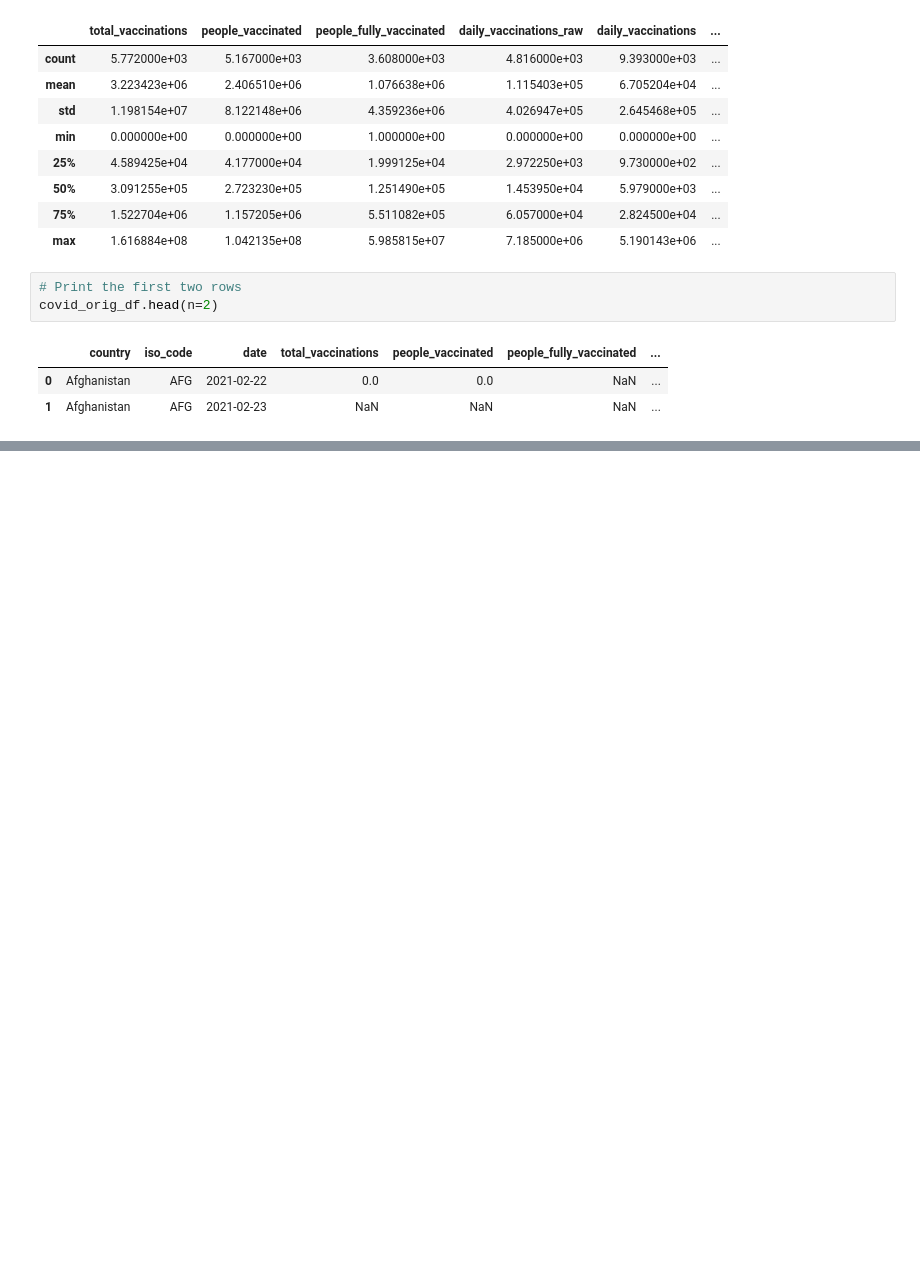
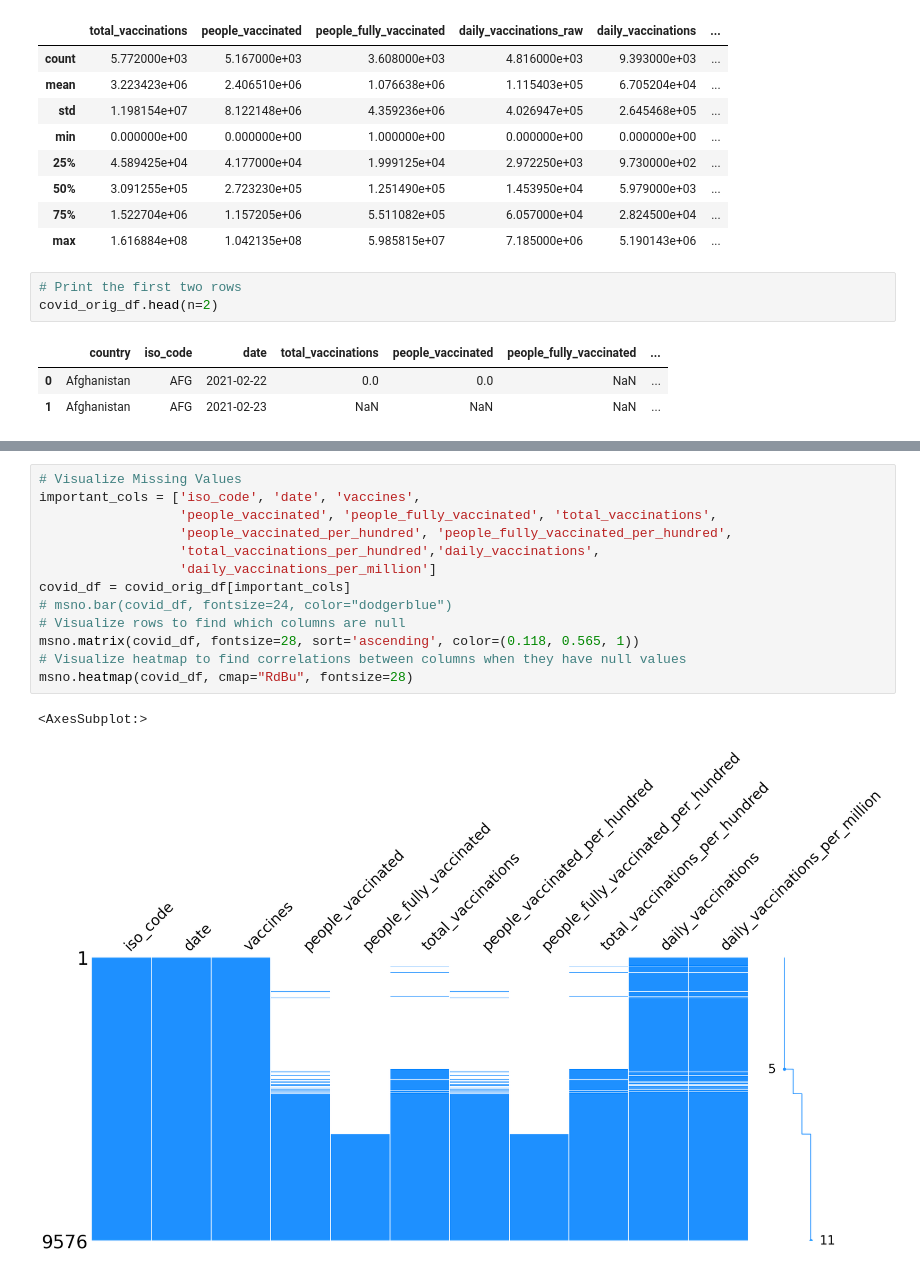
Before and after one commit to drkostas/covid19-vaccinations-predict, a Jupyter notebook: project.ipynb, the cells around one changed output, grey strips where cells are left out. Cells and saved outputs as stored; diff of their text form; blank space fills up the shorter version.

```diff
--- a/project.ipynb
+++ b/project.ipynb
@@ -130,0 +251,16 @@ Name: date, Length: 112, dtype: int64
+# %%
+# Visualize Missing Values
+important_cols = ['iso_code', 'date', 'vaccines',
+                  'people_vaccinated', 'people_fully_vaccinated', 'total_vaccinations',
+                  'people_vaccinated_per_hundred', 'people_fully_vaccinated_per_hundred',
+                  'total_vaccinations_per_hundred','daily_vaccinations',
+                  'daily_vaccinations_per_million']
+covid_df = covid_orig_df[important_cols]
+# msno.bar(covid_df, fontsize=24, color="dodgerblue")
+# Visualize rows to find which columns are null
+msno.matrix(covid_df, fontsize=28, sort='ascending', color=(0.118, 0.565, 1))
+# Visualize heatmap to find correlations between columns when they have null values
+msno.heatmap(covid_df, cmap="RdBu", fontsize=28)
+# %% [output]
+<AxesSubplot:>
+[figure, added]
```
Also changed, not shown: parts of 36 cells of this notebook, 2 other files.
